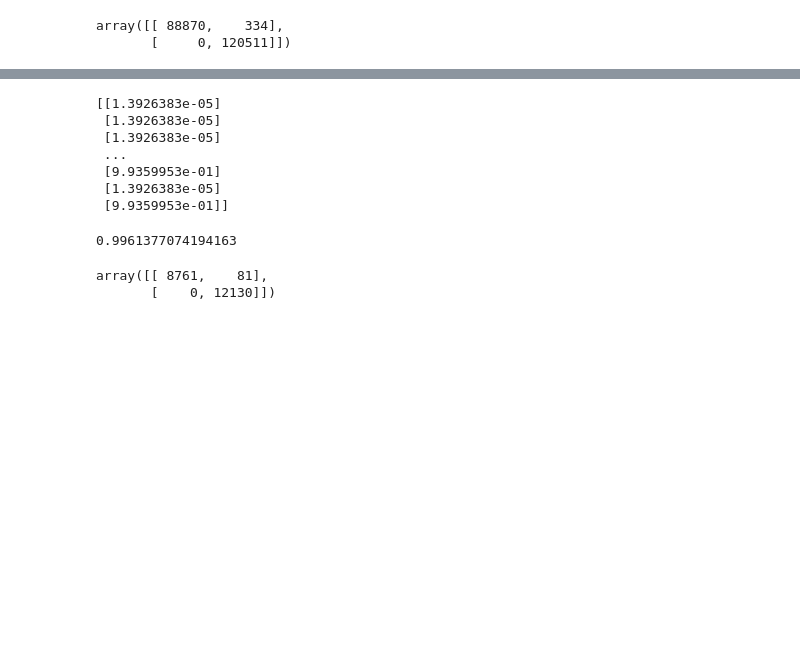
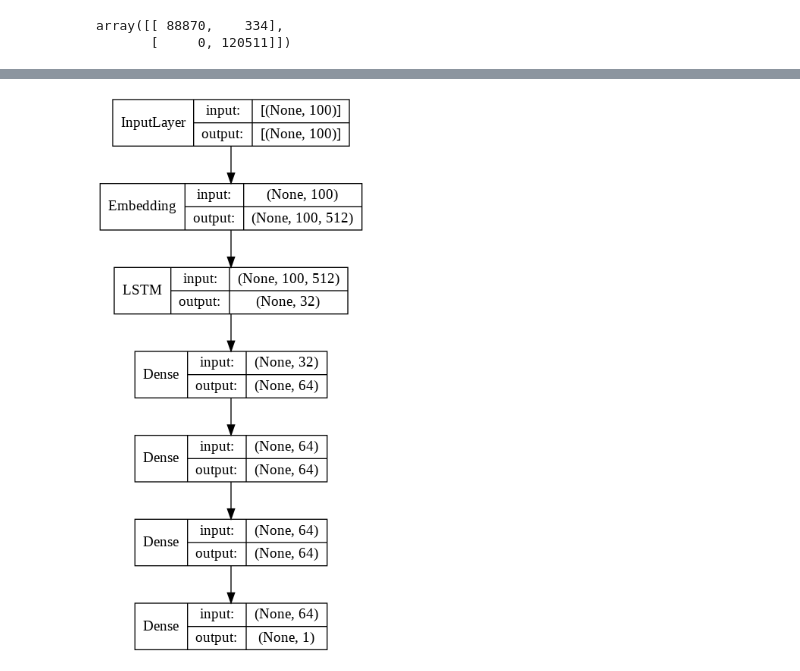
Before and after one commit to aggpiyush/IDS-2018, a Jupyter notebook: FFNN.ipynb, the cells around one changed output, grey strips where cells are left out. Cells and saved outputs as stored; diff of their text form; code cells hidden in the pictures; blank space fills up the shorter version.

```diff
--- a/FFNN.ipynb
+++ b/FFNN.ipynb
@@ -358,16 +302,0 @@ X_test = pd.DataFrame(x_scaled_test,columns=features)
-# %%
-model = tf.keras.Sequential([
-    tf.keras.layers.Embedding(100000, 64), # since it doesn't consider "words," the embedding doesn't really matter
-    tf.keras.layers.Bidirectional(tf.keras.layers.LSTM(64)),
-    tf.keras.layers.Dense(64, activation='relu'),
-    tf.keras.layers.Dense(1, activation='sigmoid')
-    # tf.keras.layers.Dense(1, activation='softmax') # loss too big
-])
-# %%
-model.compile(loss='binary_crossentropy',
-              # optimizer='sgd', # almost same
-              optimizer=tf.keras.optimizers.Adam(1e-4),
-              metrics=['accuracy'])
-# %%
-history = model.fit(X_train.values, y_train.values, epochs=3)
-model.save('drive/MyDrive/IDS-2018/LSTM_BC')
@@ -385,15 +302,0 @@ INFO:tensorflow:Assets written to: drive/MyDrive/IDS-2018/LSTM_BC/assets
-# %%
-pred_class = model.predict(X_test.values[:])
-print(pred_class)
-predictions = [int(round(x[0])) for x in pred_class]
-true_class = list(y_test)
-np.sum(predictions == y_test.values) / len(y_test.values)
-# %% [output]
-[[1.3926383e-05]
- [1.3926383e-05]
- [1.3926383e-05]
- ...
- [9.9359953e-01]
- [1.3926383e-05]
- [9.9359953e-01]]
-0.9961377074194163
@@ -411,6 +303,4 @@ true_class = list(compdf['true_class'])
-# %%
-confm = confusion_matrix(true_class, predictions)
-confm
-# %% [output]
-array([[ 8761,    81],
-       [    0, 12130]])
+# %%
+tf.keras.utils.plot_model(model, to_file='model_plot.png', show_shapes=True, show_layer_names=False)
+# %% [output]
+[figure, added]
```
Also changed, not shown: parts of 14 cells of this notebook.
